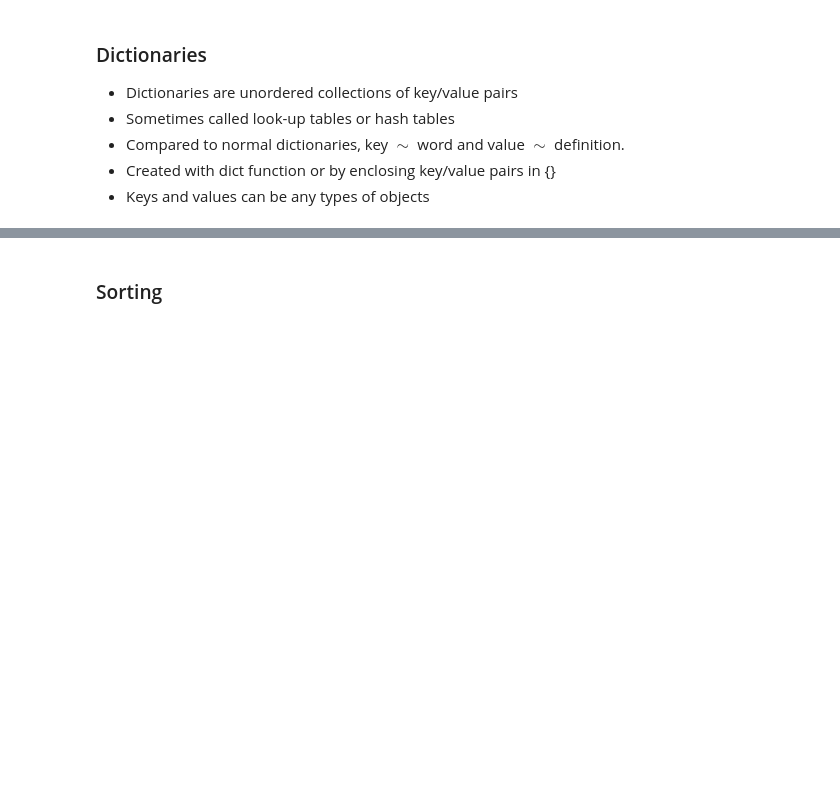
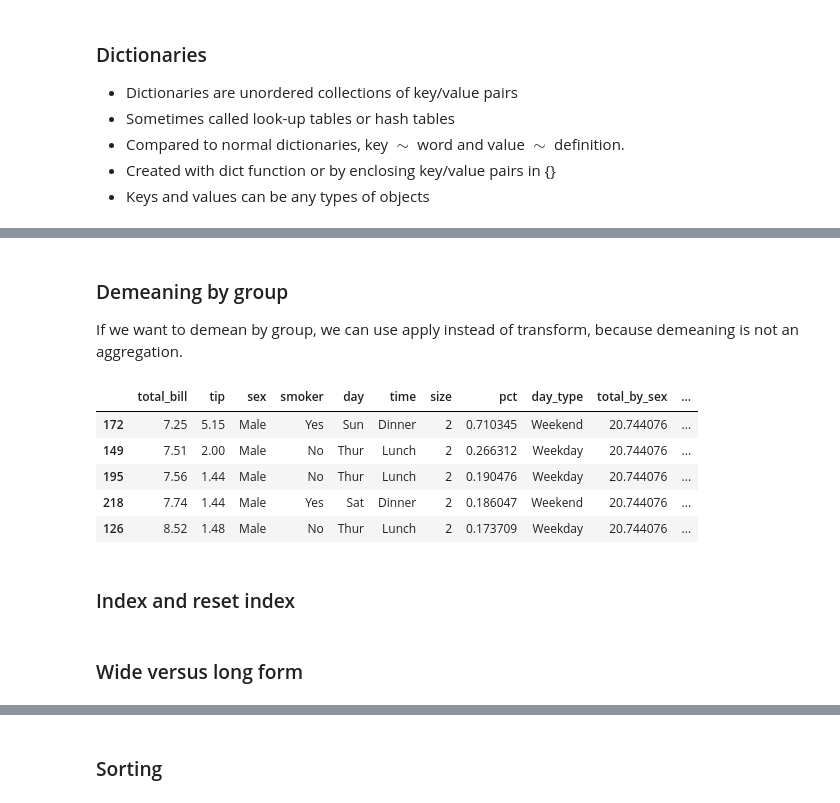
Before and after one commit to kerryback/busi520, a Jupyter notebook: Intro.ipynb, the cells around one changed output, grey strips where cells are left out. Saved outputs shown, nothing was run; the diff lists cells and outputs as text; code cells hidden in the pictures; blank space fills up the shorter version.

```diff
--- a/Intro.ipynb
+++ b/Intro.ipynb
@@ -487,0 +491,3 @@ tips = load_dataset("tips")
+# %%
+tips = tips.sort_values(by=['sex', 'total_bill'])
+tips.head()
@@ -487,0 +505,4 @@ tips = load_dataset("tips")
+# %%
+tips['pct'] = tips.tip / tips.total_bill
+tips['day_type'] = tips.day.map(lambda x: 'Weekend' if x in ['Sat', 'Sun'] else 'Weekday')
+tips.head(3)
@@ -487,0 +567,3 @@ tips = load_dataset("tips")
+# %%
+tips['total_by_sex'] = tips.groupby('sex').total_bill.transform(lambda x: x.mean())
+tips.head()
@@ -487,0 +577,16 @@ tips = load_dataset("tips")
+# %% [markdown]
+### Demeaning by group
+
+If we want to demean by group, we can use apply instead of transform, because demeaning is not an aggregation.
+# %%
+tips['total_dev_from_mean_by_sex'] = tips.groupby('sex').total_bill.apply(lambda x: x - x.mean())
+tips.head()
+# %% [output]
+|  | total_bill | tip | sex | smoker | day | time | size | pct | day_type | total_by_sex | ... |
+| 172 | 7.25 | 5.15 | Male | Yes | Sun | Dinner | 2 | 0.710345 | Weekend | 20.744076 | ... |
+| 149 | 7.51 | 2.00 | Male | No | Thur | Lunch | 2 | 0.266312 | Weekday | 20.744076 | ... |
+| 195 | 7.56 | 1.44 | Male | No | Thur | Lunch | 2 | 0.190476 | Weekday | 20.744076 | ... |
+| 218 | 7.74 | 1.44 | Male | Yes | Sat | Dinner | 2 | 0.186047 | Weekend | 20.744076 | ... |
+| 126 | 8.52 | 1.48 | Male | No | Thur | Lunch | 2 | 0.173709 | Weekday | 20.744076 | ... |
+# %% [markdown]
+### Index and reset index
@@ -487,0 +600,2 @@ tips = load_dataset("tips")
+# %% [markdown]
+### Wide versus long form
```
Also changed, not shown: parts of 106 cells of this notebook, 3 other files.
